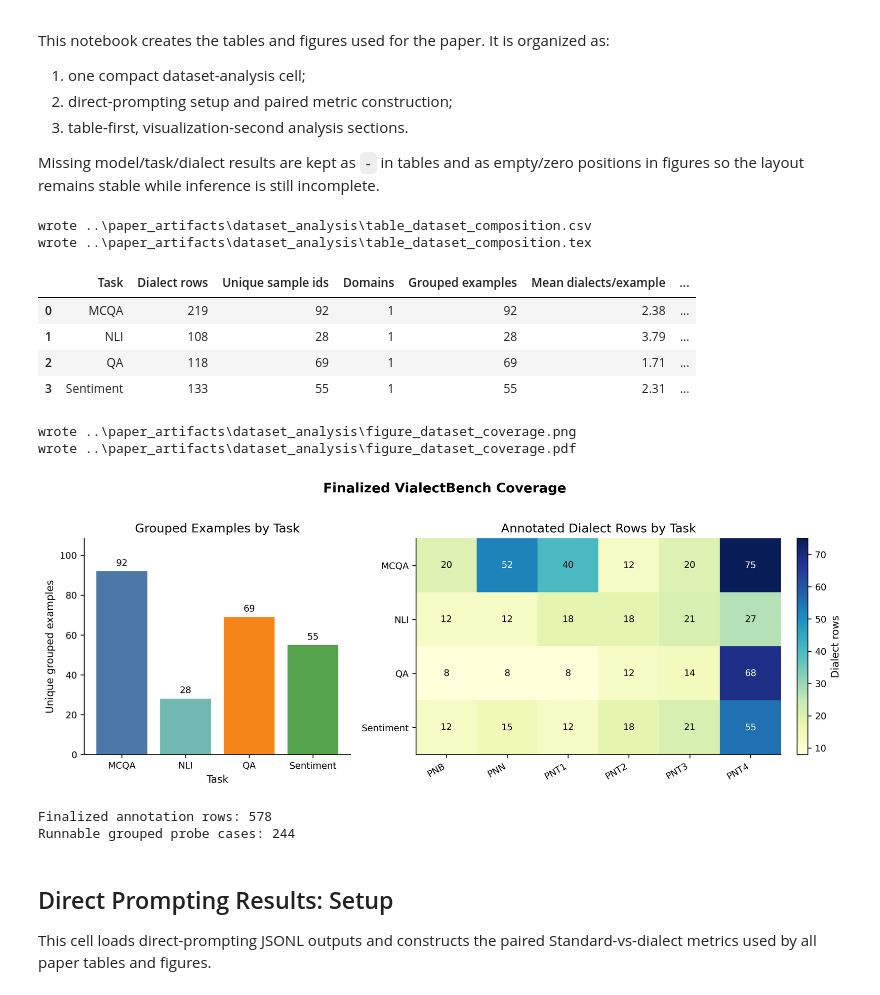
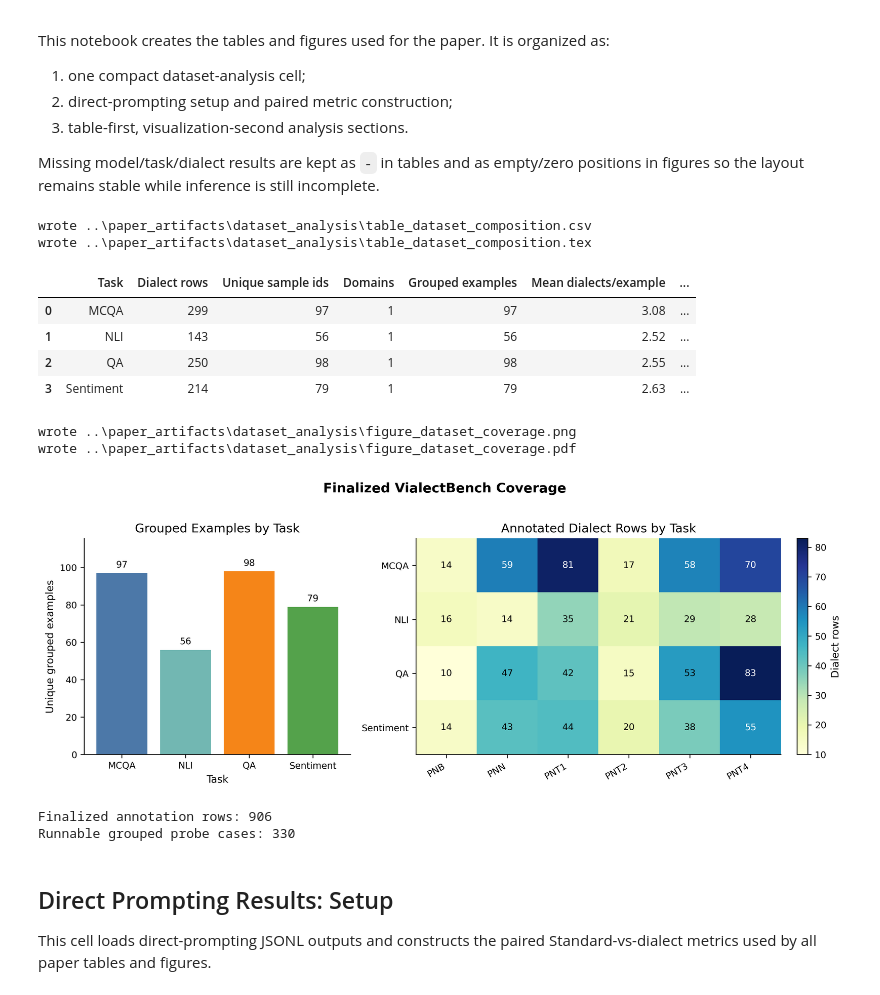
Before and after one commit to coutMinh/vialect-bench, a Jupyter notebook: notebooks/EDA.ipynb, the cells around one changed output. Drawn from its saved outputs; the diff is of its cells as text; code cells hidden in the pictures.

```diff
--- a/notebooks/EDA.ipynb
+++ b/notebooks/EDA.ipynb
@@ -23,7 +23,7 @@ import matplotlib.pyplot as plt
 from IPython.display import Image as DisplayImage, display
 
 ROOT = Path('..') if Path('../data').exists() else Path('.')
-FINALIZED_JSON = ROOT / 'data' / 'vialectbench_finalized.json'
+FINALIZED_JSON = ROOT / 'data' / 'vialectbench_finalized_2.json'
 FINALIZED_PROBE = ROOT / 'data' / 'Finalized' / 'probe_dialects.jsonl'
 DATASET_ARTIFACT_DIR = ROOT / 'paper_artifacts' / 'dataset_analysis'
 DIRECT_OUTPUT_DIR = ROOT / 'outputs' / 'direct_prompting'
@@ -44,6 +44,7 @@ EXPECTED_MODELS = [
     ('llama_3_1_8b_instruct', 'Llama 3.1 8B'),
     ('mistral_7b_instruct_v0_3', 'Mistral 7B'),
     ('gemma_2_9b_it', 'Gemma 2 9B'),
+    ('gemma_3_4b_it', 'Gemma 3 4B'),
     ('vistral_7b_chat', 'Vistral 7B'),
     ('seallm_7b_chat', 'SeaLLM 7B'),
     ('gpt_4o', 'GPT-4o'),
@@ -225,40 +226,40 @@ fig, axes = plt.subplots(1, 2, figsize=(11.2, 4.2), gridspec_kw={'width_ratios':
 bar_colors = ['#4C78A8', '#72B7B2', '#F58518', '#54A24B']
 axes[0].bar([TASK_LABELS.get(str(x), str(x)) for x in case_counts.index], case_counts.values, color=bar_colors[:len(case_counts)])
 axes[0].set_title('Grouped Examples by Task')
 axes[0].set_ylabel('Unique grouped examples')
 axes[0].set_xlabel('Task')
 if len(case_counts) > 0:
     for i, val in enumerate(case_counts.values):
         axes[0].text(i, val + max(case_counts.values) * 0.02, f'{int(val)}', ha='center', va='bottom', fontsize=9)
     axes[0].set_ylim(0, max(case_counts.values) * 1.18)
 im = axes[1].imshow(heatmap.values, cmap='YlGnBu', aspect='auto')
 axes[1].set_title('Annotated Dialect Rows by Task')
 axes[1].set_xticks(range(len(DIALECT_ORDER)), DIALECT_ORDER, rotation=30, ha='right')
 axes[1].set_yticks(range(len(heatmap.index)), [TASK_LABELS.get(str(t), str(t)) for t in heatmap.index])
 for y in range(heatmap.shape[0]):
     for x_idx in range(heatmap.shape[1]):
         value = int(heatmap.iloc[y, x_idx])
         axes[1].text(x_idx, y, value, ha='center', va='center', color='black' if value < heatmap.values.max() * 0.65 else 'white', fontsize=9)
 cbar = fig.colorbar(im, ax=axes[1], fraction=0.046, pad=0.04)
 cbar.set_label('Dialect rows')
 fig.suptitle('Finalized VialectBench Coverage', y=1.02, fontsize=13, fontweight='bold')
 fig.tight_layout()
 save_and_show(fig, DATASET_ARTIFACT_DIR, 'figure_dataset_coverage')
 print(f'Finalized annotation rows: {len(dataset_df):,}')
 print(f'Runnable grouped probe cases: {len(probe_df):,}')
 # %% [output]
 wrote ..\paper_artifacts\dataset_analysis\table_dataset_composition.csv
 wrote ..\paper_artifacts\dataset_analysis\table_dataset_composition.tex
 |  | Task | Dialect rows | Unique sample ids | Domains | Grouped examples | Mean dialects/example | ... |
-| 0 | MCQA | 219 | 92 | 1 | 92 | 2.38 | ... |
-| 1 | NLI | 108 | 28 | 1 | 28 | 3.79 | ... |
-| 2 | QA | 118 | 69 | 1 | 69 | 1.71 | ... |
-| 3 | Sentiment | 133 | 55 | 1 | 55 | 2.31 | ... |
+| 0 | MCQA | 299 | 97 | 1 | 97 | 3.08 | ... |
+| 1 | NLI | 143 | 56 | 1 | 56 | 2.52 | ... |
+| 2 | QA | 250 | 98 | 1 | 98 | 2.55 | ... |
+| 3 | Sentiment | 214 | 79 | 1 | 79 | 2.63 | ... |
 wrote ..\paper_artifacts\dataset_analysis\figure_dataset_coverage.png
 wrote ..\paper_artifacts\dataset_analysis\figure_dataset_coverage.pdf
-[figure, old version]
+[figure, new version]
-Finalized annotation rows: 578
-Runnable grouped probe cases: 244
+Finalized annotation rows: 906
+Runnable grouped probe cases: 330
 # %% [markdown]
 ## Direct Prompting Results: Setup
 
```
Also changed, not shown: parts of 15 cells of this notebook.
